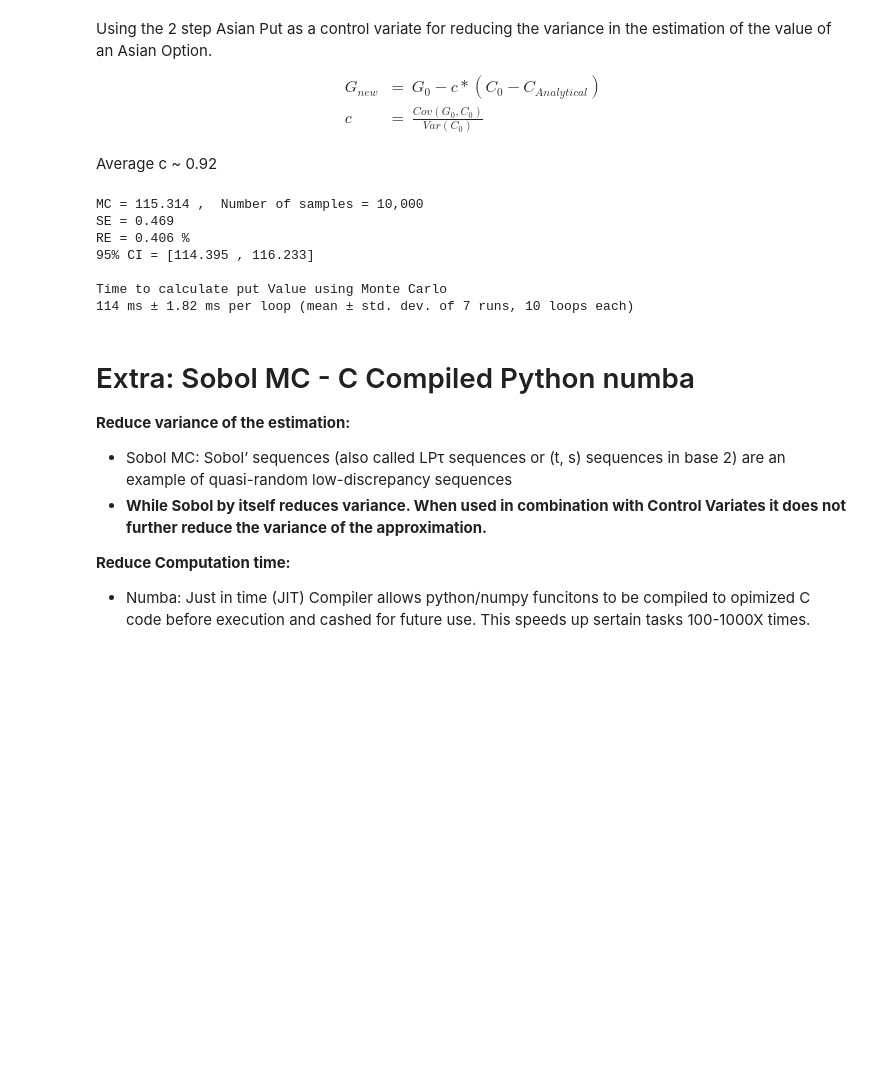
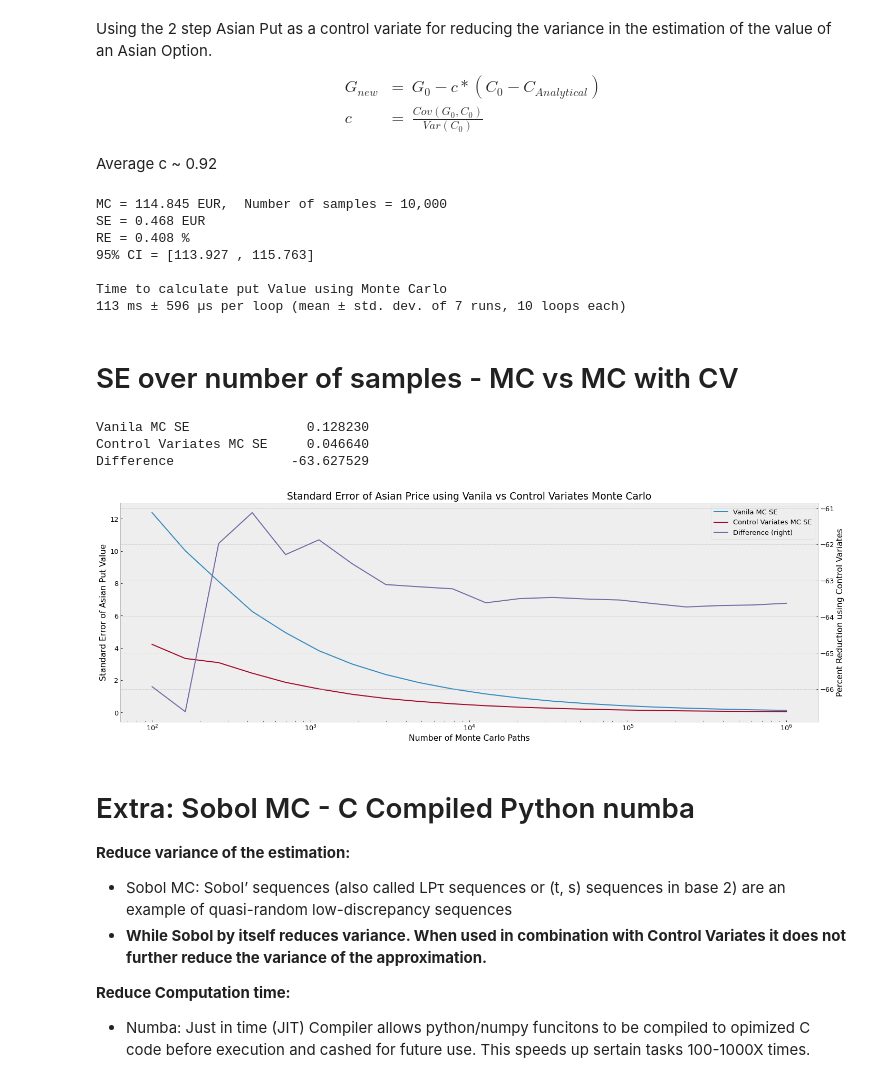
Before and after one commit to ithakis/European-and-American-put-option-pricing, a Jupyter notebook: Asian Put.ipynb, the cells around one changed output. Saved outputs shown, nothing was run; the diff lists cells and outputs as text; code cells hidden in the pictures; blank space fills up the shorter version.

Commit message:
included SE graph

```diff
--- a/Asian Put.ipynb
+++ b/Asian Put.ipynb
@@ -247,21 +247,44 @@ def asian_put_MC_CV(S0, K, r, sigma, T, N, M):
 n_paths = 10**4 ;   M = 100
 asian_CV_numerical_result, SE = asian_put_MC_CV(S, K, r, sigma, T, n_paths, M)
 
-print(f'MC = {asian_CV_numerical_result:.3f} ,  Number of samples = {n_paths:,}')
-print(f'SE = {SE:.3f}')
+print(f'MC = {asian_CV_numerical_result:.3f} EUR,  Number of samples = {n_paths:,}')
+print(f'SE = {SE:.3f} EUR')
 print(f'RE = {SE/asian_CV_numerical_result*100:.3f} %')
 print(f'95% CI = [{asian_CV_numerical_result - SE*CI95:.3f} , {asian_CV_numerical_result + SE*CI95:.3f}]')
 print(f'\nTime to calculate put Value using Monte Carlo')
 
 %timeit asian_put_MC_CV(S, K, r, sigma, T, n_paths, M)
 # %% [output]
-MC = 115.314 ,  Number of samples = 10,000
-SE = 0.469
-RE = 0.406 %
-95% CI = [114.395 , 116.233]
+MC = 114.845 EUR,  Number of samples = 10,000
+SE = 0.468 EUR
+RE = 0.408 %
+95% CI = [113.927 , 115.763]
 
 Time to calculate put Value using Monte Carlo
-114 ms ± 1.82 ms per loop (mean ± std. dev. of 7 runs, 10 loops each)
+113 ms ± 596 µs per loop (mean ± std. dev. of 7 runs, 10 loops each)
+# %% [markdown]
+# SE over number of samples - MC vs MC with CV
+# %%
+Ns = np.logspace(2, 6, num=20, base=10)
+
+results = {}
+for _N in tqdm(Ns):
+    _N = int(_N)
+    results[_N] = [asian_put_MC(S, K, r, sigma, T, _N, M)[1], asian_put_MC_CV(S, K, r, sigma, T, _N, M)[1]]
+
+results_df = pd.DataFrame.from_dict(results, orient='index', columns=['Vanila MC SE', 'Control Variates MC SE'])
+results_df['Difference'] = (results_df['Control Variates MC SE'] - results_df['Vanila MC SE'])/results_df['Vanila MC SE'] * 100
+ax = results_df.plot(title='Standard Error of Asian Price using Vanila vs Control Variates Monte Carlo', secondary_y=['Difference'], logx=True,
+                    xlabel='Number of Monte Carlo Paths', ylabel='Standard Error of Asian Put Value')
+ax.right_ax.set_ylabel('Percent Reduction using Control Variates')
+plt.tight_layout()
+
+print(results_df.iloc[-1].to_string())
+# %% [output]
+Vanila MC SE               0.128230
+Control Variates MC SE     0.046640
+Difference               -63.627529
+[figure, added]
 # %% [markdown]
 # Extra: Sobol MC - C Compiled Python numba
 **Reduce variance of the estimation:**
```
Also changed, not shown: parts of 5 cells of this notebook.
